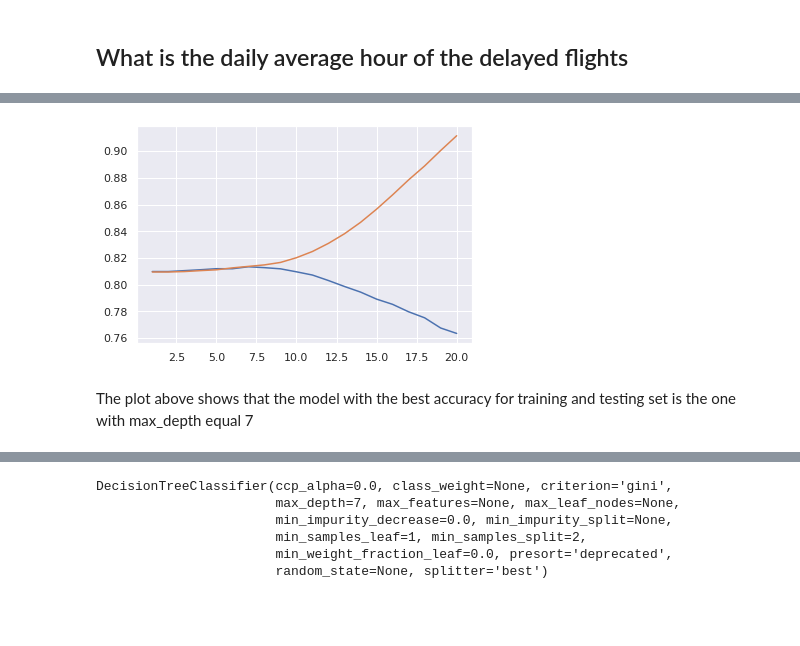
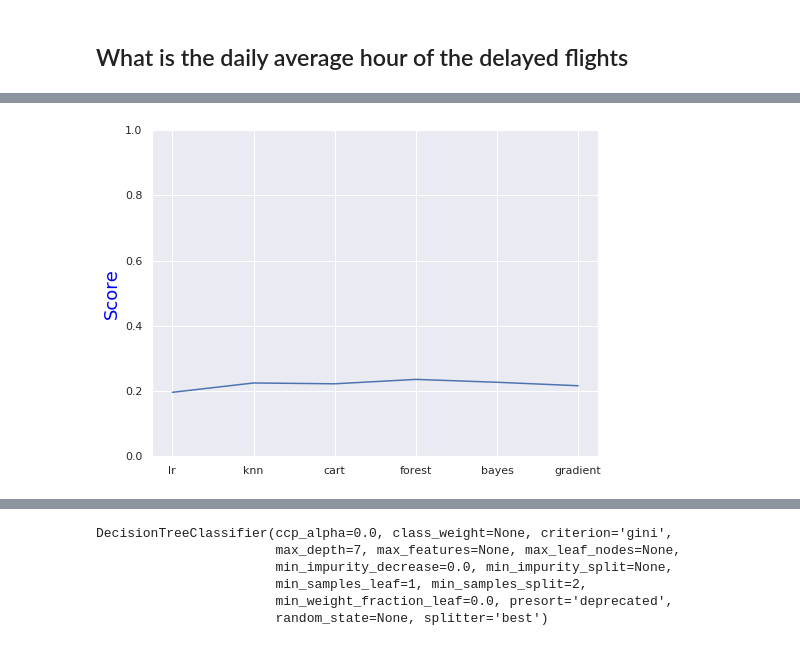
Before and after one commit to adeoti-ade/airline_delay, a Jupyter notebook: airline_delay.ipynb, the cells around one changed output, grey strips where cells are left out. Saved outputs shown, nothing was run; the diff lists cells and outputs as text; code cells hidden in the pictures; blank space fills up the shorter version.

```diff
--- a/airline_delay.ipynb
+++ b/airline_delay.ipynb
@@ -284,4 +323,4 @@ y = df.pop('dep_delayed_15min')
 y = y.map({'Yes':1, 'No':0})
 # %%
 # splitting into training and testing set
-X_train, X_test, y_train, y_test = train_test_split(X, y, test_size=0.33, random_state=42)
+X_train, X_test, y_train, y_test = train_test_split(X, y, test_size=0.20, random_state=42)
@@ -302,7 +326,0 @@ for i in range(1,21):
-# %%
-plt.plot(list(range(1,21)),accuracy_test)
-plt.plot(list(range(1,21)),accuracy_train);
-# %% [output]
-[figure, removed]
-# %% [markdown]
-The plot above shows that the model with the best accuracy for training and testing set is the one with max_depth equal 7
@@ -308,0 +348,43 @@ The plot above shows that the model with the best accuracy for training and test
+# %%
+def plot_model(model_names, score):
+    """
+    This function plots a line graph with two lines indicating the accuracy and recall of the model
+    """
+    # create figure and axis objects with subplots()
+    fig,ax = plt.subplots(figsize=(8,6))
+    # make a plot
+    ax.plot(model_names, score)
+
+    ax.set_ylabel("Score",color="blue",fontsize=18)
+    plt.ylim((0,1))
+
+    plt.savefig('plots/model_eval')
+# %%
+def evaluate_model(X, y, models, clf):
+
+    """
+    This function trains various and evaluates them to observe the best model
+
+    Input:
+        X (matrix, dataframe): the input features
+        y (series): the target feature
+        models: a dictionary of models that will be trained
+
+    """
+#     accuracy = {}
+    precision = {}
+    for i in range(len(models)):
+        model = models[i]
+
+        y_test_text, y_pred_text = clf(X, y, model[1])
+#         accuracy[model[0]] = accuracy_score(y_test_text, y_pred_text)
+        precision[model[0]] = average_precision_score(y_test_text, y_pred_text)
+
+    model_names = list(precision.keys())
+#     f1scores = list(f1score.values())
+    precision_list = list(precision.values())
+    plot_model(model_names, precision_list)
+# %%
+evaluate_model(X, y, models, train_model)
+# %% [output]
+[figure, added]
```
Also changed, not shown: parts of 35 cells of this notebook, 14 other files.
